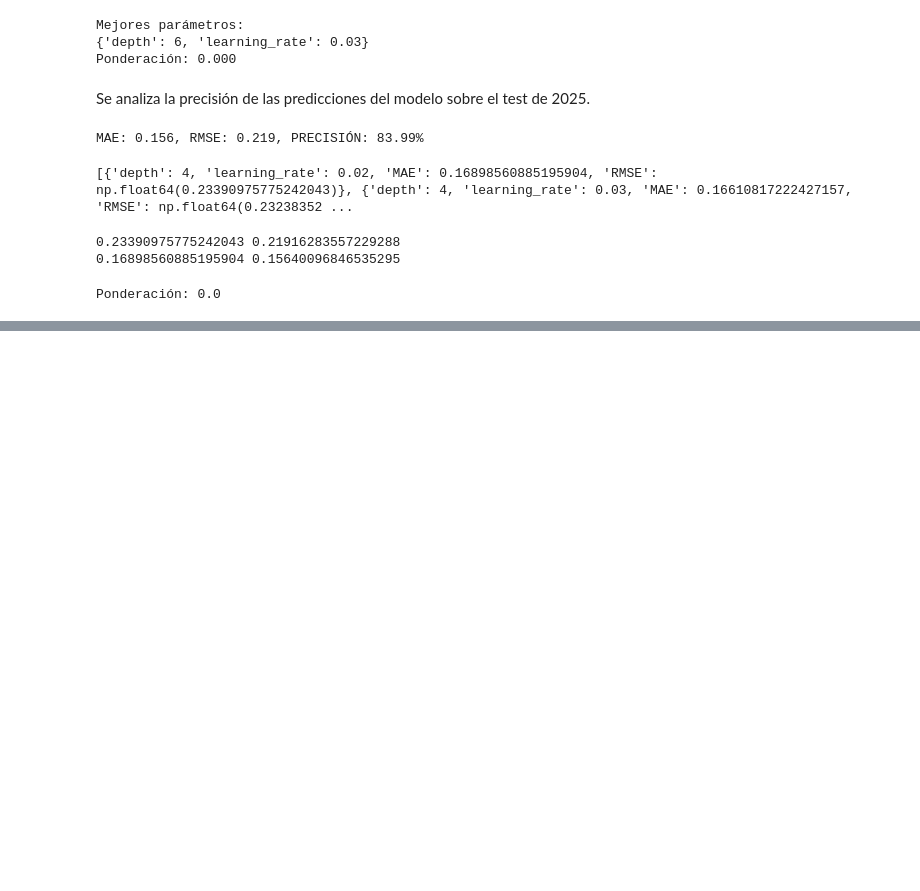
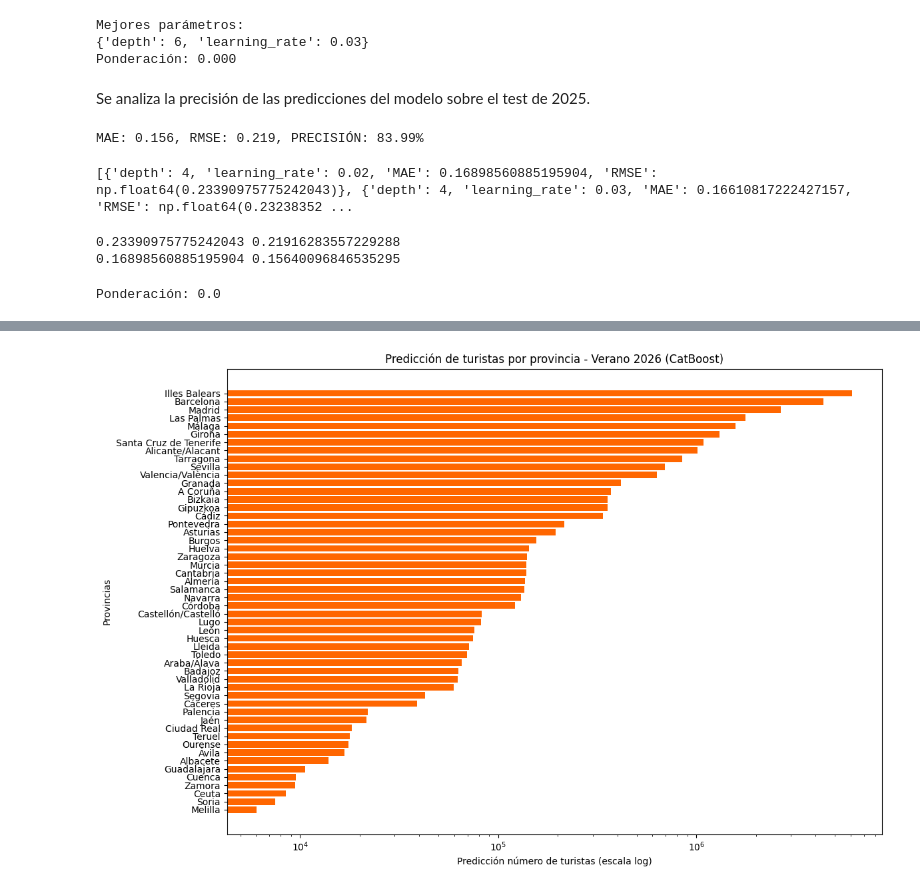
Before and after one commit to MirnaGarridoR/TrabajoML, a Jupyter notebook: ML - TURISMO/EDA-TURISMO.ipynb, the cells around one changed output, grey strips where cells are left out. Cells and saved outputs as stored; diff of their text form; code cells hidden in the pictures; blank space fills up the shorter version.

```diff
--- a/ML - TURISMO/EDA-TURISMO.ipynb
+++ b/ML - TURISMO/EDA-TURISMO.ipynb
@@ -863,0 +864,32 @@ prediccion_verano
+# %%
+df_viajeros = df_territorial[df_territorial["Tipo_turista"] == "Viajero"].copy()
+# %%
+df_viajeros_totales = df_viajeros.groupby(
+    ["Provincias", "Año", "Mes", "Temporada"],
+    as_index=False
+).agg({"Turistas_totales" : "sum"})
+# %%
+verano_viajeros = [6,7,8]
+df_verano_viajeros = df_viajeros_totales[df_viajeros_totales["Mes"].isin(verano_viajeros)].copy()
+
+for lag in [1,2,3,4]:
+    df_verano_viajeros[f"lag_{lag}"] = df_verano_viajeros.groupby("Provincias")["Turistas_totales"].shift(lag*3)
+
+df_verano_viajeros = df_verano_viajeros.dropna().reset_index(drop=True)
+
+df_verano_viajeros = df_verano_viajeros.sort_values(["Provincias", "Año", "Mes"])
+df_verano_viajeros["Turistas_pasados"] = df_verano_viajeros.groupby("Provincias")["Turistas_totales"].shift(1)
+df_verano_viajeros = df_verano_viajeros.dropna(subset=["Turistas_pasados"])
+
+df_verano_viajeros["Cambio_relativo"] = df_verano_viajeros["Turistas_totales"] / df_verano_viajeros["Turistas_pasados"]
+
+train_viajeros = df_verano_viajeros[df_verano_viajeros["Año"].between(2020, 2024)].copy()
+test_viajeros = df_verano_viajeros[df_verano_viajeros["Año"] == 2025].copy()
+
+categoricas_viajeros = ["Provincias", "Temporada"]
+
+x_train_viajeros = train_viajeros[["Provincias", "Año", "Mes", "Temporada", "lag_1", "lag_2", "lag_3", "lag_4"]]
+y_train_viajeros = np.log1p(train_viajeros["Cambio_relativo"])
+
+x_test_viajeros = test_viajeros[["Provincias", "Año", "Mes", "Temporada", "lag_1", "lag_2", "lag_3", "lag_4"]]
+y_test_viajeros = np.log1p(test_viajeros["Cambio_relativo"])
@@ -863,0 +1081,12 @@ prediccion_verano
+# %%
+plt.figure(figsize=(12,8))
+plt.barh(prediccion_verano_viajeros["Provincias"], prediccion_verano_viajeros["Predicciones"], color= "#ff6600")
+plt.gca().invert_yaxis()
+plt.xscale("log")
+plt.xlabel("Predicción número de turistas (escala log)")
+plt.ylabel("Provincias")
+plt.title("Predicción de turistas por provincia - Verano 2026 (CatBoost)")
+plt.tight_layout()
+plt.show()
+# %% [output]
+[figure, added]
```
Also changed, not shown: parts of 23 cells of this notebook, 11 other files.
